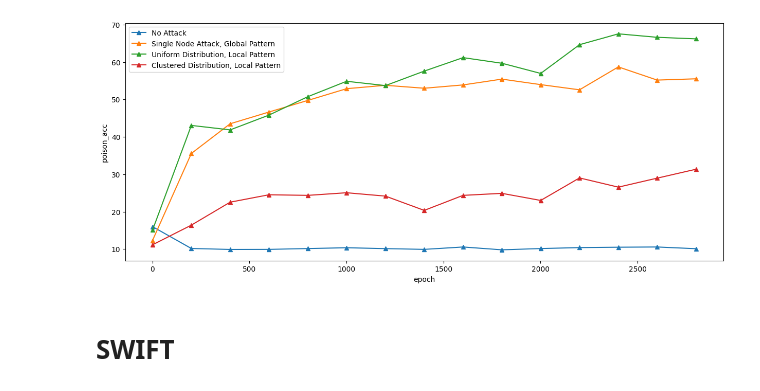
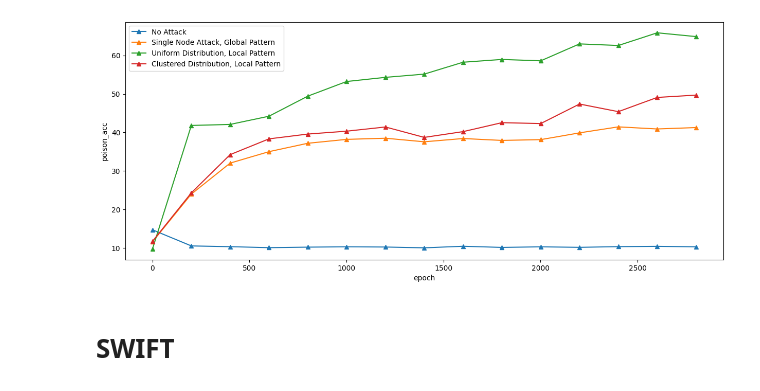
Before and after one commit to osier0524/DBA-SWIFT, a Jupyter notebook: fig.ipynb, the cells around one changed output. Cells and saved outputs as stored; diff of their text form; code cells hidden in the pictures.

```diff
--- a/fig.ipynb
+++ b/fig.ipynb
@@ -68,15 +114,15 @@ def draw_mnist_together(folders, node_num, legends):
 # %%
 folders = ['Output/DBA-ring-swift-iid-DBA-0-3001/adv3-all/',
            'Output/DBA-ring-swift-iid-DBA-1-1g-3000/adv3-all/',
            'Output/DBA-ring-swift-iid-DBA-1-3001/adv3-all/',
            'Output/DBA-ring-swift-iid-DBA-1-cluster-4l-3000/adv3-all/',]
 legends = ['No Attack',
            'Single Node Attack, Global Pattern',
            'Uniform Distribution, Local Pattern',
            'Clustered Distribution, Local Pattern']
-draw_together(folders, 10, legends)
+draw_together(folders, 40, legends)
 # %% [output]
-[figure, old version]
+[figure, new version]
 # %% [markdown]
 # SWIFT
 # %% [markdown]
```
Also changed, not shown: parts of 12 cells of this notebook, 41 other files.
